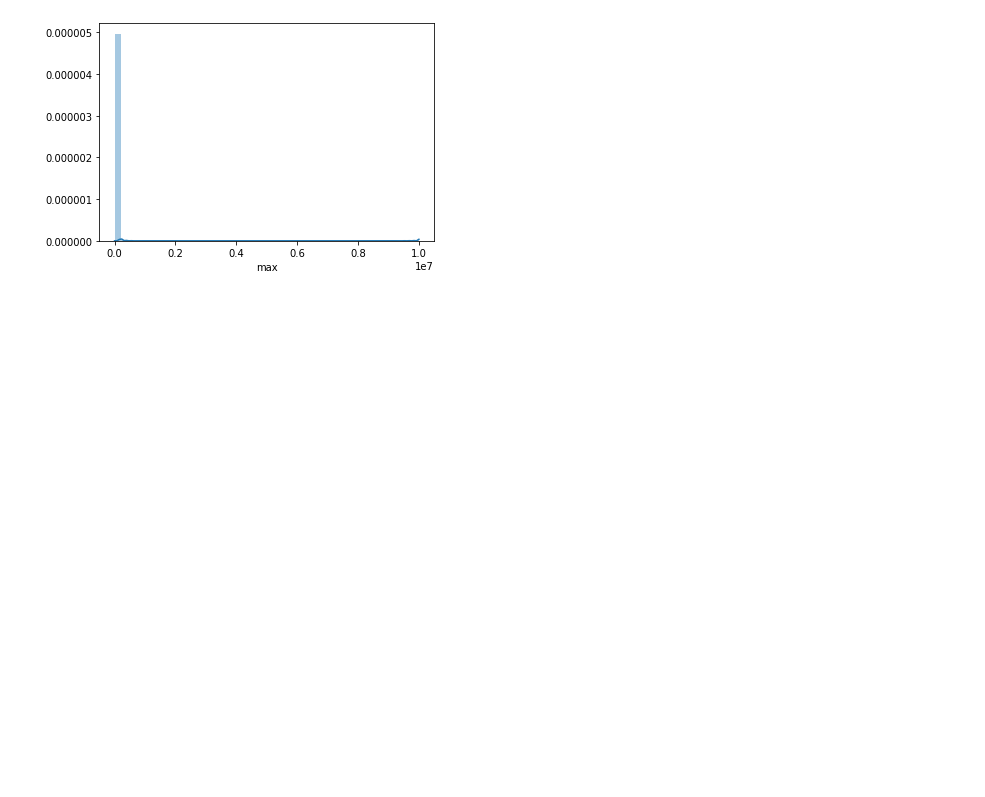
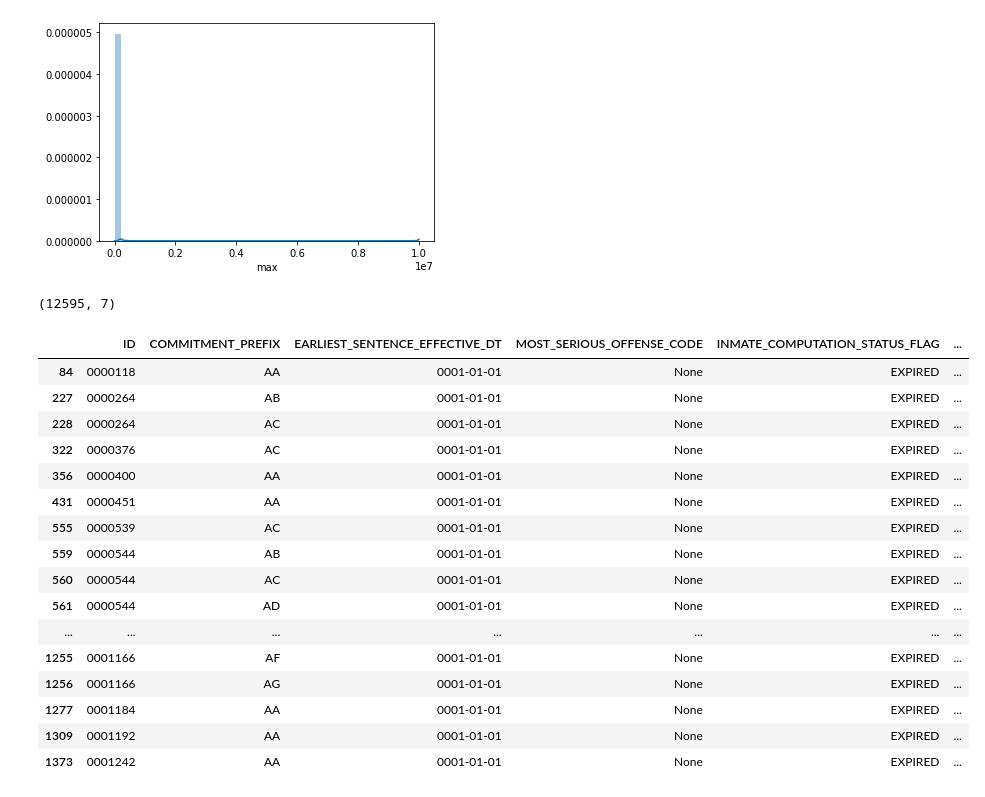
Before and after one commit to christi-liongson/covid_decarceration, a Jupyter notebook: files/build_dataset.ipynb, the cells around one changed output. Cells and saved outputs as stored; diff of their text form; code cells hidden in the pictures; blank space fills up the shorter version.

Commit message:
exploring dates in court commitment dataset

```diff
--- a/files/build_dataset.ipynb
+++ b/files/build_dataset.ipynb
@@ -41,7 +41,8 @@ query_sentence_comp = '''
                             SELECT INMATE_DOC_NUMBER as ID,
                                 INMATE_COMMITMENT_PREFIX as COMMITMENT_PREFIX,
                                 INMATE_COMPUTATION_STATUS_FLAG,
-                                max(ACTUAL_SENTENCE_END_DATE) as END_DATE
+                                max(ACTUAL_SENTENCE_END_DATE) as END_DATE,
+                                max(PROJECTED_RELEASE_DATE_PRD) as PROJ_END_DATE
                             FROM INMT4BB1
                             GROUP BY INMATE_DOC_NUMBER, INMATE_COMMITMENT_PREFIX;
                         '''
@@ -355,0 +355,57 @@ merged = dataset_A.merge(dataset_B, how='inner', on=['ID', 'COMMITMENT_PREFIX'])
+# %%
+# dates in the data
+# In addition to the dates that are null (see above) because some data exists in court commitment
+# that doesnt exist in sentence computation (and vice versa) we also have start and end
+# dates that are 0001-01-01 - based on looking up some offenders with these dates, these
+# are often just missing so 0001-01-01 is a placeholder for missing date
+
+# There are about 10k observations with end_date = 0001-01-01. These don't seem random -
+# 9k of these are for the commitment prefix BA, and on spot checking many of them look like
+# the sentences were categorized as "FAIR FELONS" - related to the fair sentencing act that
+# affects sentences from 1982 to October 1994 (before NC enacted structured sentencing which
+# abolished parole). It also seems like many of those sentences are missing an "actual release
+# date" from prison but have a release date from parole
+#
+# Where available, the end date will be replaced with the projected release date. on spot
+# checking, this seems to be a reasonable proxy for when inmate was last moved
+#
+# About 12k observations have start date = 0001-01-01. On spot checking, some of these
+# appear to be entirely missing from sentence component and from the offender's online
+# profile - as if the sentences were removed ex-post. Since there is no way to get a start
+# date for these, they will be dropped. Approx 1% of the data
+
+# Also note - to get "Active" sentences, we should probably not trust the Inmate Commitment
+# status flag in court commitment. This often appears active even for sentences that
+# online show "service status" = "Expired"
+
+# instead, we should merge on information from INmate Profile. This has "inmate record status"
+# and current commitment prefix - merging on ID and commitment prefix, we can figure out if the
+# offenders latest sentence is something they are still actively serving
+
+# Figuring out which sentences never ended (e.g. life imprsonment) but are inactive
+# might be a bit harder...
+data_weird_enddate = data[(data['EARLIEST_SENTENCE_EFFECTIVE_DT']=='0001-01-01')]
+# %%
+data_weird_enddate.shape
+# %% [output]
+(12595, 7)
+# %%
+data_weird_enddate.head(50)
+# %% [output]
+|  | ID | COMMITMENT_PREFIX | EARLIEST_SENTENCE_EFFECTIVE_DT | MOST_SERIOUS_OFFENSE_CODE | INMATE_COMPUTATION_STATUS_FLAG | ... |
+| 84 | 0000118 | AA | 0001-01-01 | None | EXPIRED | ... |
+| 227 | 0000264 | AB | 0001-01-01 | None | EXPIRED | ... |
+| 228 | 0000264 | AC | 0001-01-01 | None | EXPIRED | ... |
+| 322 | 0000376 | AC | 0001-01-01 | None | EXPIRED | ... |
+| 356 | 0000400 | AA | 0001-01-01 | None | EXPIRED | ... |
+| 431 | 0000451 | AA | 0001-01-01 | None | EXPIRED | ... |
+| 555 | 0000539 | AC | 0001-01-01 | None | EXPIRED | ... |
+| 559 | 0000544 | AB | 0001-01-01 | None | EXPIRED | ... |
+| 560 | 0000544 | AC | 0001-01-01 | None | EXPIRED | ... |
+| 561 | 0000544 | AD | 0001-01-01 | None | EXPIRED | ... |
+| ... | ... | ... | ... | ... | ... | ... |
+| 1255 | 0001166 | AF | 0001-01-01 | None | EXPIRED | ... |
+| 1256 | 0001166 | AG | 0001-01-01 | None | EXPIRED | ... |
+| 1277 | 0001184 | AA | 0001-01-01 | None | EXPIRED | ... |
+| 1309 | 0001192 | AA | 0001-01-01 | None | EXPIRED | ... |
+| 1373 | 0001242 | AA | 0001-01-01 | None | EXPIRED | ... |
```
Also changed, not shown: parts of 14 cells of this notebook.
